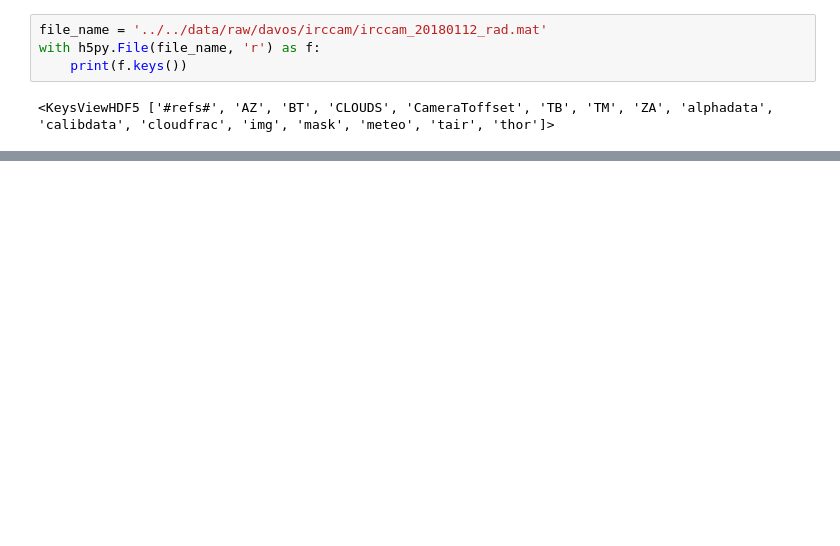
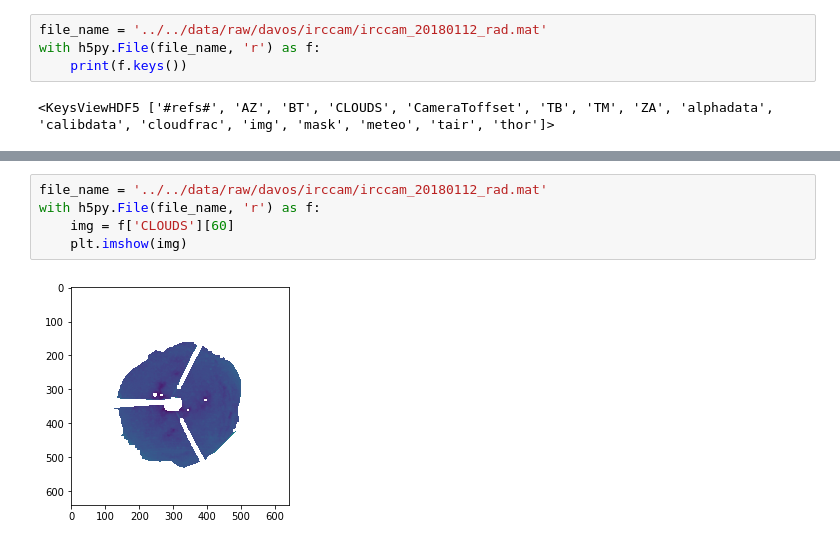
Before and after one commit to elrichgro/cloudseg, a Jupyter notebook: cloudseg/notebooks/test_script_output.ipynb, the cells around one changed output, grey strips where cells are left out. Drawn from its saved outputs; the diff is of its cells as text; blank space fills up the shorter version.

```diff
--- a/cloudseg/notebooks/test_script_output.ipynb
+++ b/cloudseg/notebooks/test_script_output.ipynb
@@ -35,3 +34,10 @@ with h5py.File(file_name, 'r') as f:
+# %%
+file_name = '../../data/raw/davos/irccam/irccam_20180112_rad.mat'
+with h5py.File(file_name, 'r') as f:
+    img = f['CLOUDS'][60]
+    plt.imshow(img)
+# %% [output]
+[figure, added]
 # %%
 file_name = '../../irccam_20180112_rad_pred.mat'
 with h5py.File(file_name, 'r') as f:
```
Also changed, not shown: parts of 25 cells of this notebook, 2 other files.
